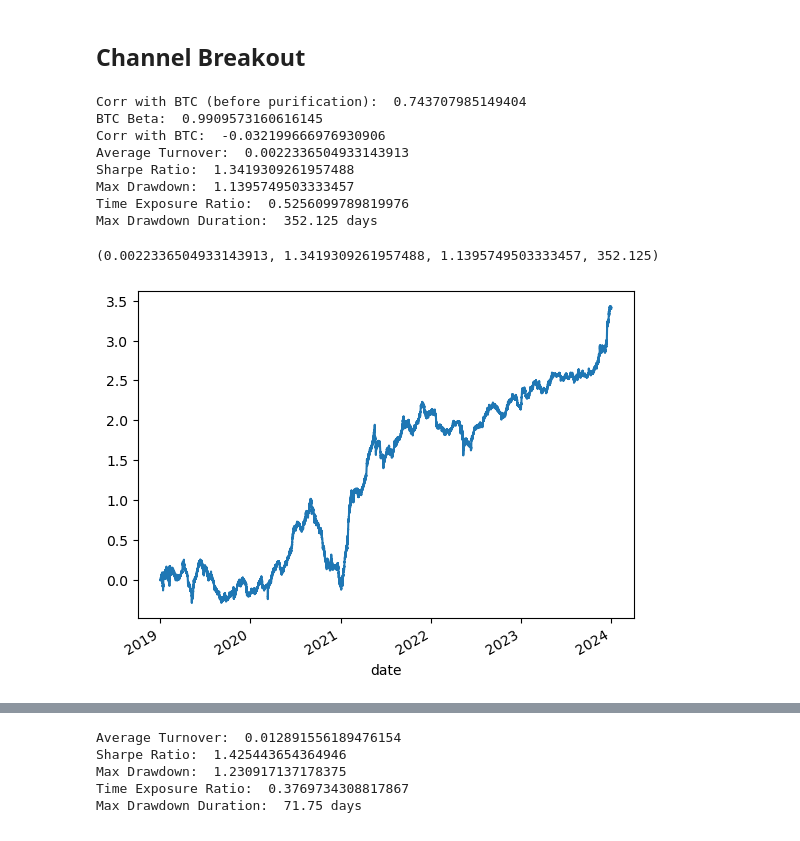
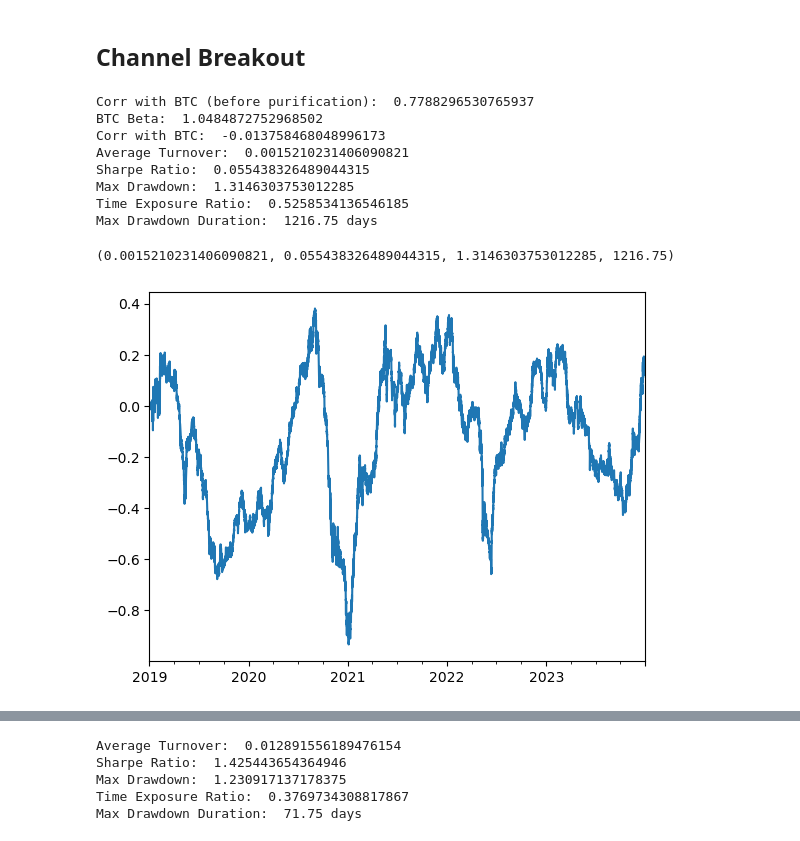
Before and after one commit to jofu-tofu/Trading-Bot, a Jupyter notebook: Uncon Backtest/kraken_coins.ipynb, the cells around one changed output, grey strips where cells are left out. Cells and saved outputs as stored; diff of their text form; code cells hidden in the pictures.

```diff
--- a/Uncon Backtest/kraken_coins.ipynb
+++ b/Uncon Backtest/kraken_coins.ipynb
@@ -68,16 +16,0 @@ log_trading_activity = np.log1p(kraken_trading_activity)
-# %%
-start_date_in_sample = '2019-01-01'
-end_date_in_sample = '2023-12-31'
-start_date_out_of_sample = '2024-01-01'
-def get_in_sample(df):
-    return df.loc[start_date_in_sample:end_date_in_sample]
-def get_out_of_sample(df):
-    return df.loc[start_date_out_of_sample:]
-in_sample_ret = get_in_sample(modified_ret)
-in_sample_close_prices = get_in_sample(all_kraken_close_prices)
-in_sample_high_prices = get_in_sample(all_kraken_high_prices)
-in_sample_low_prices = get_in_sample(all_kraken_close_prices)
-out_of_sample_ret = get_out_of_sample(modified_ret)
-out_of_sample_close_prices = get_out_of_sample(all_kraken_close_prices)
-out_of_sample_high_prices = get_out_of_sample(all_kraken_high_prices)
-out_of_sample_low_prices = get_out_of_sample(all_kraken_low_prices)
@@ -219,18 +209,18 @@ def buy_high_sell_low_businesstime(buy_prices, sell_prices, log_trading_activity
 # %%
 util.to_sharpe(
     buy_high_sell_low_businesstime(
-        in_sample_high_prices,in_sample_low_prices, log_trading_activity, 2740*12, 1200), in_sample_ret, plot=True, purify=True)
+        in_sample_high_prices,in_sample_low_prices, log_trading_activity, 90000, 2400), in_sample_ret, plot=True, purify=True)
 # %% [output]
-Corr with BTC (before purification):  0.743707985149404
-BTC Beta:  0.9909573160616145
-Corr with BTC:  -0.032199666976930906
-Average Turnover:  0.0022336504933143913
-Sharpe Ratio:  1.3419309261957488
-Max Drawdown:  1.1395749503333457
-Time Exposure Ratio:  0.5256099789819976
-Max Drawdown Duration:  352.125 days
+Corr with BTC (before purification):  0.7788296530765937
+BTC Beta:  1.0484872752968502
+Corr with BTC:  -0.013758468048996173
+Average Turnover:  0.0015210231406090821
+Sharpe Ratio:  0.055438326489044315
+Max Drawdown:  1.3146303753012285
+Time Exposure Ratio:  0.5258534136546185
+Max Drawdown Duration:  1216.75 days
-(0.0022336504933143913, 1.3419309261957488, 1.1395749503333457, 352.125)
+(0.0015210231406090821, 0.055438326489044315, 1.3146303753012285, 1216.75)
-[figure, old version]
+[figure, new version]
 # %%
 port = buy_high_sell_low_businesstime(all_kraken_high_prices,all_kraken_low_prices, log_trading_activity, 2740*12, 1200)
 # %%
```
Also changed, not shown: parts of 13 cells of this notebook, 11 other files.
